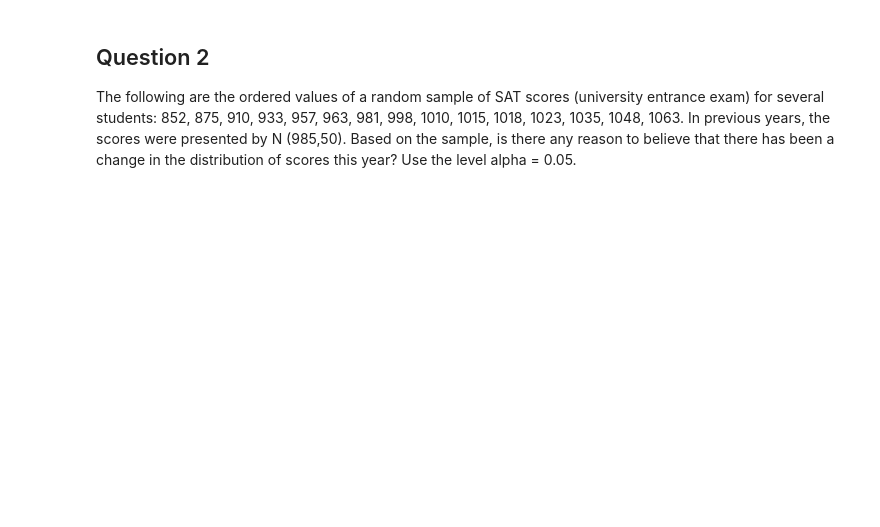
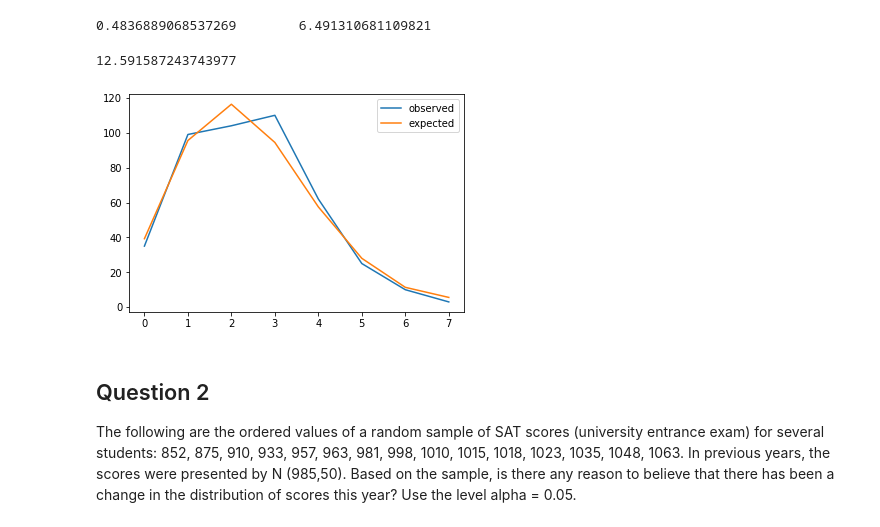
Before and after one commit to ta-data-lis/lab-goodfit-indeptests, a Jupyter notebook: your_code/main.ipynb, the cells around one changed output. Saved outputs shown, nothing was run; the diff lists cells and outputs as text; code cells hidden in the pictures; blank space fills up the shorter version.

```diff
--- a/your_code/main.ipynb
+++ b/your_code/main.ipynb
@@ -9,0 +22,7 @@ Based on these results, we create a Poisson distribution with the sample mean pa
+# %%
+number_of_scores=len(scores)
+total_times=sum(times)
+# %%
+prob = [poisson.pmf(i,mu) for i in range(number_of_scores-1)]
+print(prob)
+print(sum(prob))
@@ -9,0 +32,4 @@ Based on these results, we create a Poisson distribution with the sample mean pa
+# %%
+prob.append(1-sum(prob))
+print(prob)
+print(sum(prob))
@@ -9,0 +39,3 @@ Based on these results, we create a Poisson distribution with the sample mean pa
+# %%
+f_exp=[p*sum(times) for p in prob]
+f_exp
@@ -10,3 +51,21 @@ Based on these results, we create a Poisson distribution with the sample mean pa
+# %%
+p_value = chisquare(times, f_exp=f_exp)[1]
+chi_2 = chisquare(times, f_exp=f_exp)[0]
+print(p_value, '      ', chi_2)
+# %% [output]
+0.4836889068537269        6.491310681109821
+# %%
+critical = chi2.ppf(q=1-0.05,df=len(times)-1-1)
+critical
+# %% [output]
+12.591587243743977
+# %%
+plt.plot(times,label = 'observed')
+plt.plot(f_exp, label = 'expected')
+plt.legend()
+plt.show()
+# %% [output]
+[figure, added]
 # %% [markdown]
 ## Question 2
 The following are the ordered values of a random sample of SAT scores (university entrance exam) for several students: 852, 875, 910, 933, 957, 963, 981, 998, 1010, 1015, 1018, 1023, 1035, 1048, 1063. In previous years, the scores were presented by N (985,50). Based on the sample, is there any reason to believe that there has been a change in the distribution of scores this year? Use the level alpha = 0.05.
```
Also changed, not shown: parts of 13 cells of this notebook.
